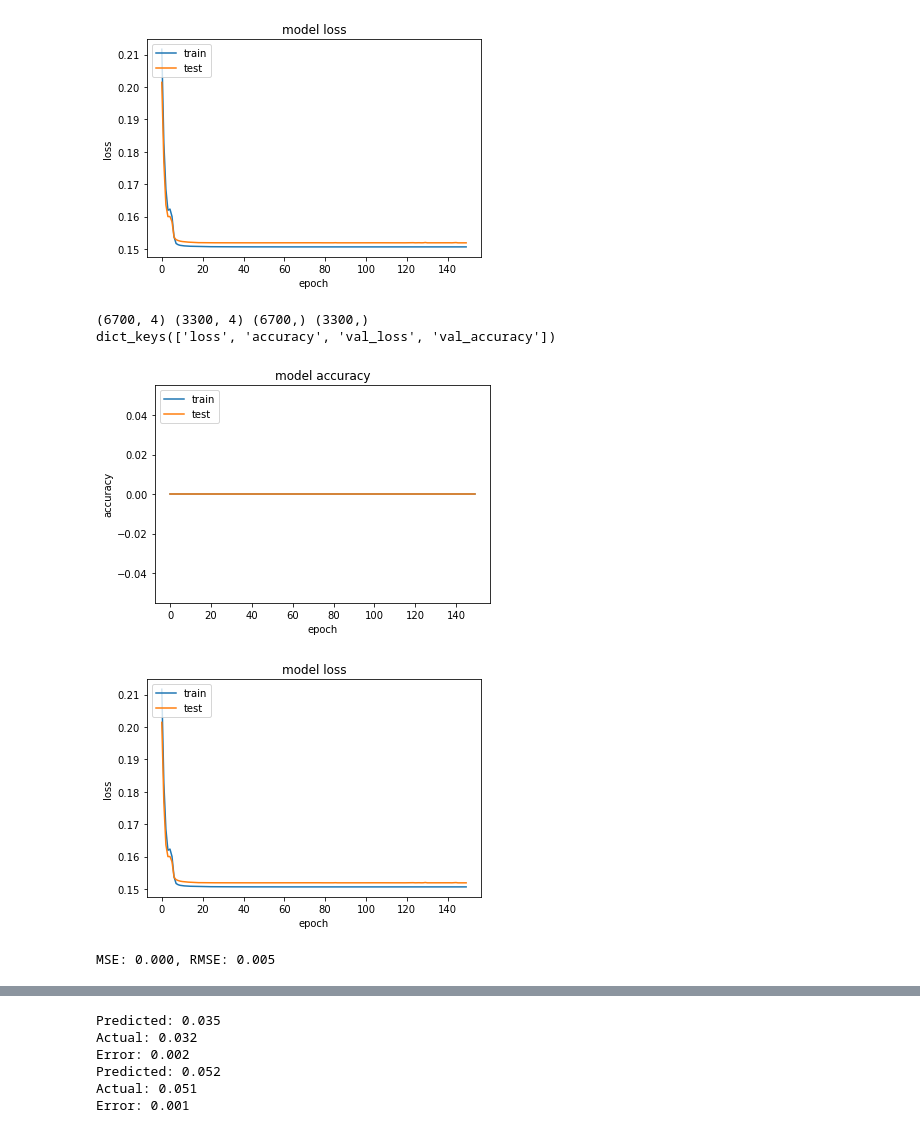
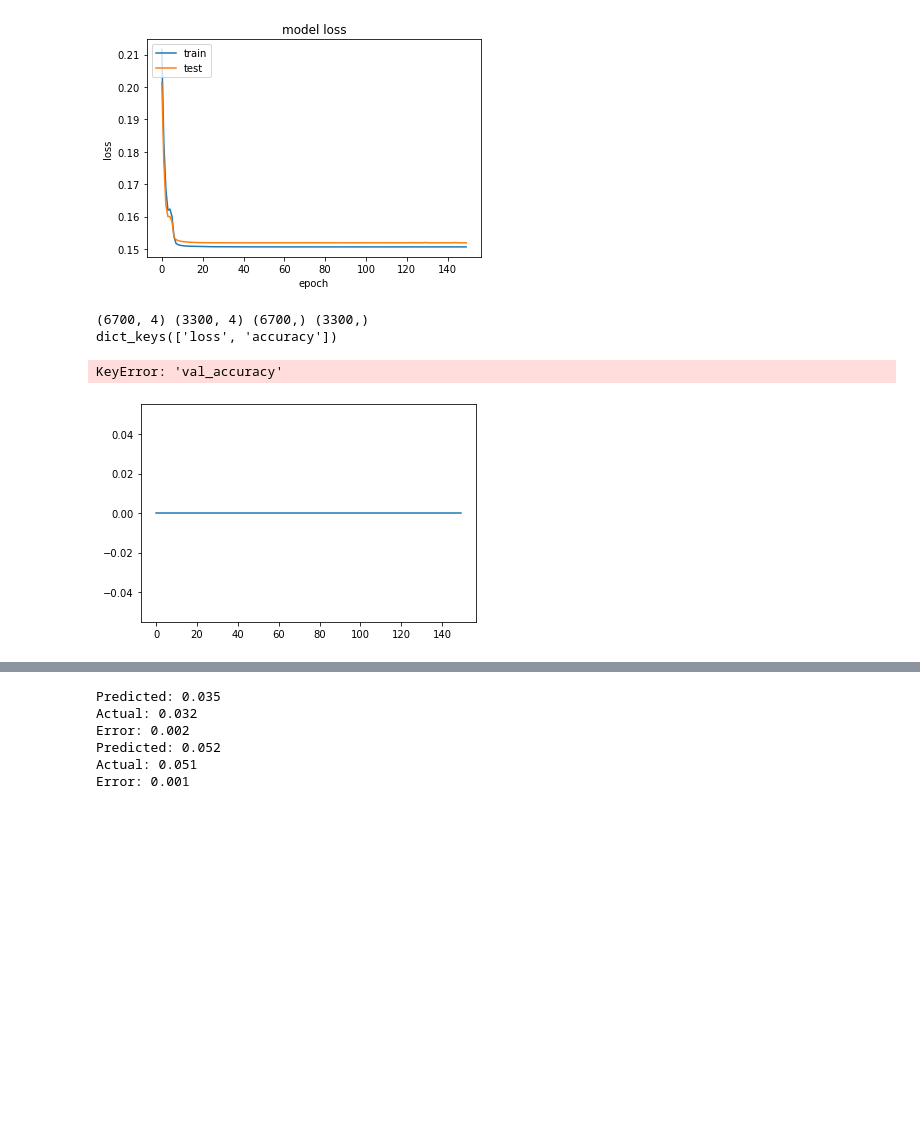
Before and after one commit to FoleyLab/wptherml_v1.0.0, a Jupyter notebook: example/keras_tutorial.ipynb, the cells around one changed output, grey strips where cells are left out. Drawn from its saved outputs; the diff is of its cells as text; code cells hidden in the pictures; blank space fills up the shorter version.

```diff
--- a/example/keras_tutorial.ipynb
+++ b/example/keras_tutorial.ipynb
@@ -88,11 +88,13 @@ dict_keys(['loss', 'accuracy', 'val_loss', 'val_accuracy'])
 # %%
 # mlp for regression from here: https://machinelearningmastery.com/tensorflow-tutorial-deep-learning-with-tf-keras/
 from numpy import sqrt
+from numpy import loadtxt
 import numpy as np
 from pandas import read_csv
 from sklearn.model_selection import train_test_split
 from tensorflow.keras import Sequential
 from tensorflow.keras.layers import Dense
+import matplotlib.pyplot as plt
 # load the dataset
 #path = 'https://raw.githubusercontent.com/jbrownlee/Datasets/master/housing.csv'
 #path = 'https://github.com/FoleyLab/wptherml/blob/neural-net/example/pv.csv'
@@ -106,41 +108,49 @@ y = dataset2[:,4]
 X_train, X_test, y_train, y_test = train_test_split(X, y, test_size=0.33)
 print(X_train.shape, X_test.shape, y_train.shape, y_test.shape)
 # determine the number of input features
 n_features = X_train.shape[1]
 # define model
 model = Sequential()
 #model.add(Dense(10, activation='relu', kernel_initializer='he_normal', input_shape=(n_features,)))
 #model.add(Dense(8, activation='relu', kernel_initializer='he_normal'))
-model.add(Dense(8, activation='relu', kernel_initializer='he_normal', input_shape=(n_features,)))
-model.add(Dense(6, activation='relu', kernel_initializer='he_normal'))
-model.add(Dense(1))
-# compile the model
-model.compile(optimizer='adam', loss='mse')
-# fit the model
-model.fit(X_train, y_train, epochs=150, batch_size=32, verbose=0)
+model = Sequential()
+model.add(Dense(8, activation='relu', input_dim=13))
+model.add(Dense(6, activation='relu'))
+model.add(Dense(1, activation='linear'))
+### From python for microscopists example
+#model = Sequential()
+#model.add(Dense(128, input_dim=13, activation='relu'))
+#model.add(Dense(64, activation='relu'))
+#Output layer
+#model.add(Dense(1, activation='linear'))
+
+model.compile(loss='mean_squared_error', optimizer='adam', metrics=['mae'])
+model.summary()
+
+history = model.fit(X_train_scaled, y_train, validation_split=0.2, epochs =100)
+
 print(history.history.keys())
 # summarize history for accuracy
 plt.plot(history.history['accuracy'])
 plt.plot(history.history['val_accuracy'])
 plt.title('model accuracy')
 plt.ylabel('accuracy')
 plt.xlabel('epoch')
 plt.legend(['train', 'test'], loc='upper left')
 plt.show()
 # summarize history for loss
 plt.plot(history.history['loss'])
 plt.plot(history.history['val_loss'])
 plt.title('model loss')
 plt.ylabel('loss')
 plt.xlabel('epoch')
 plt.legend(['train', 'test'], loc='upper left')
 plt.show()
 # evaluate the model
 error = model.evaluate(X_test, y_test, verbose=0)
 print('MSE: %.3f, RMSE: %.3f' % (error, sqrt(error)))
 # %% [output]
 (6700, 4) (3300, 4) (6700,) (3300,)
-dict_keys(['loss', 'accuracy', 'val_loss', 'val_accuracy'])
+dict_keys(['loss', 'accuracy'])
+KeyError: 'val_accuracy'
-[figure, old version]
+[figure, new version]
-[figure, removed]
-MSE: 0.000, RMSE: 0.005
```
Also changed, not shown: parts of 3 cells of this notebook, 4 other files.
